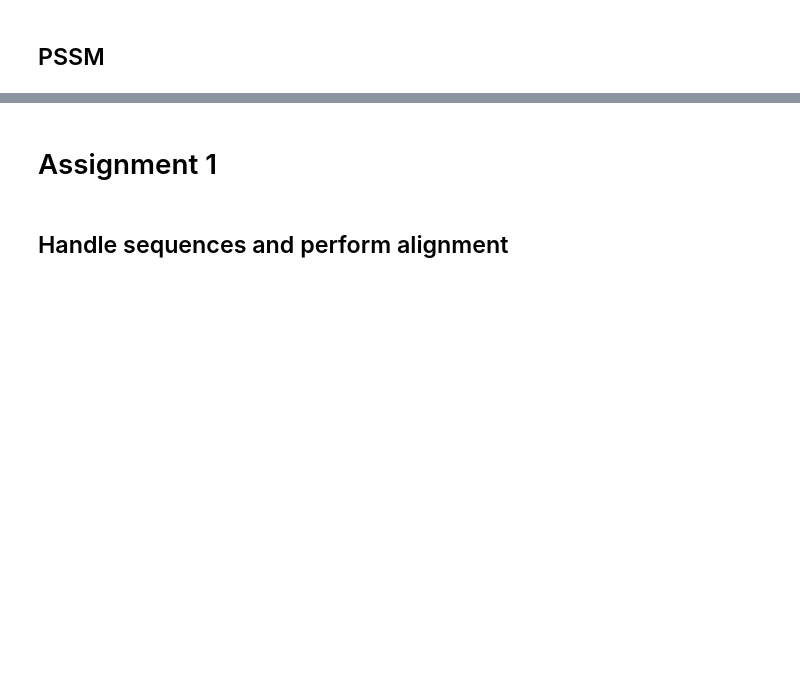
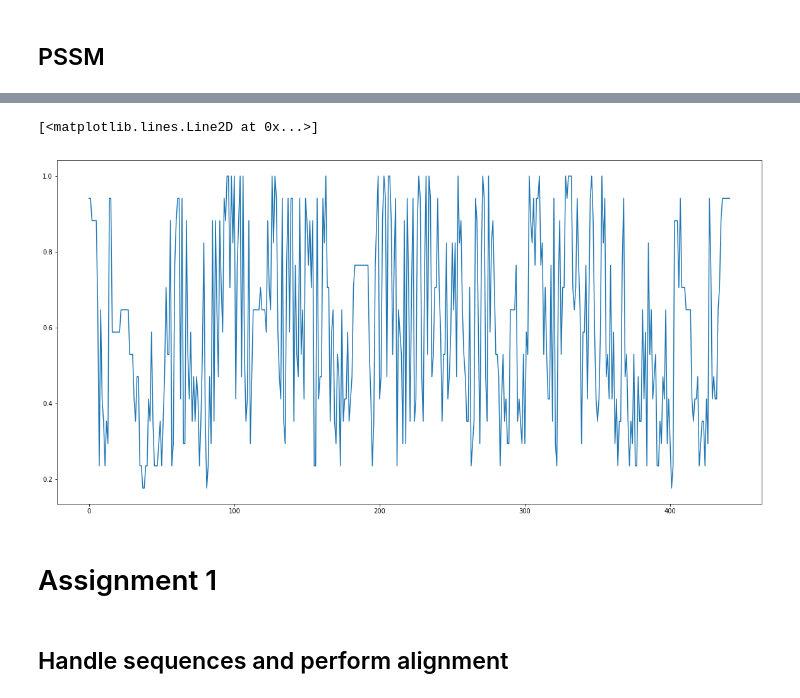
Before and after one commit to talavis/biomed-bioinf, a Jupyter notebook: python-demo/Python-bioinformatics.ipynb, the cells around one changed output, grey strips where cells are left out. Drawn from its saved outputs; the diff is of its cells as text; code cells hidden in the pictures; blank space fills up the shorter version.

```diff
--- a/python-demo/Python-bioinformatics.ipynb
+++ b/python-demo/Python-bioinformatics.ipynb
@@ -149,13 +367,17 @@ for position in pssm:
 # %%
 import matplotlib.pyplot as plt
 %matplotlib inline
 
 
 values = []
 for position in pssm:
     values.append(max(position.values())/len(alignment))
 
+fig = plt.figure(figsize = (20, 10))
 plt.plot(values)
+# %% [output]
+[<matplotlib.lines.Line2D at 0x...>]
+[figure, added]
 # %% [markdown]
 # Assignment 1
 # %% [markdown]
```
Also changed, not shown: parts of 23 cells of this notebook.
